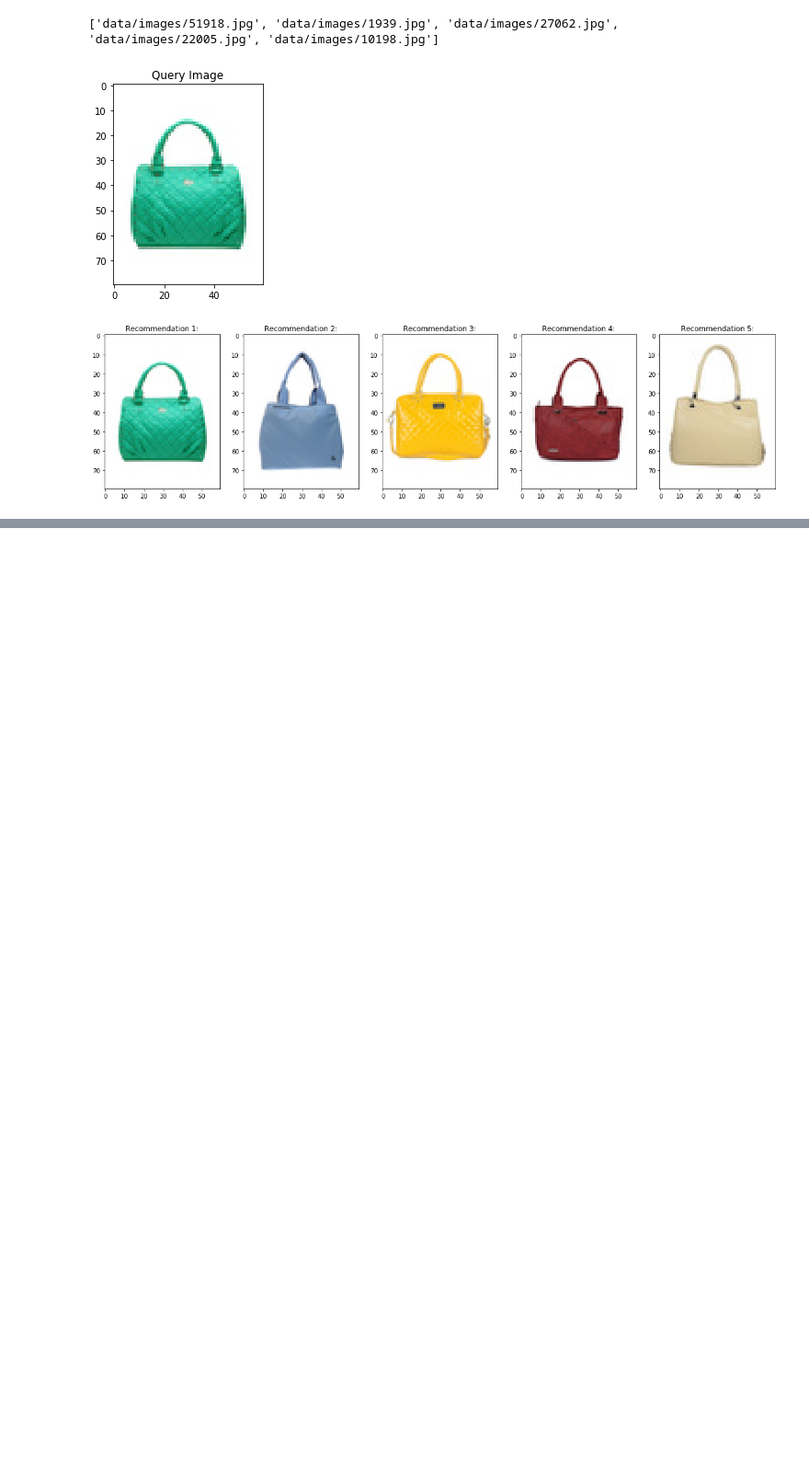
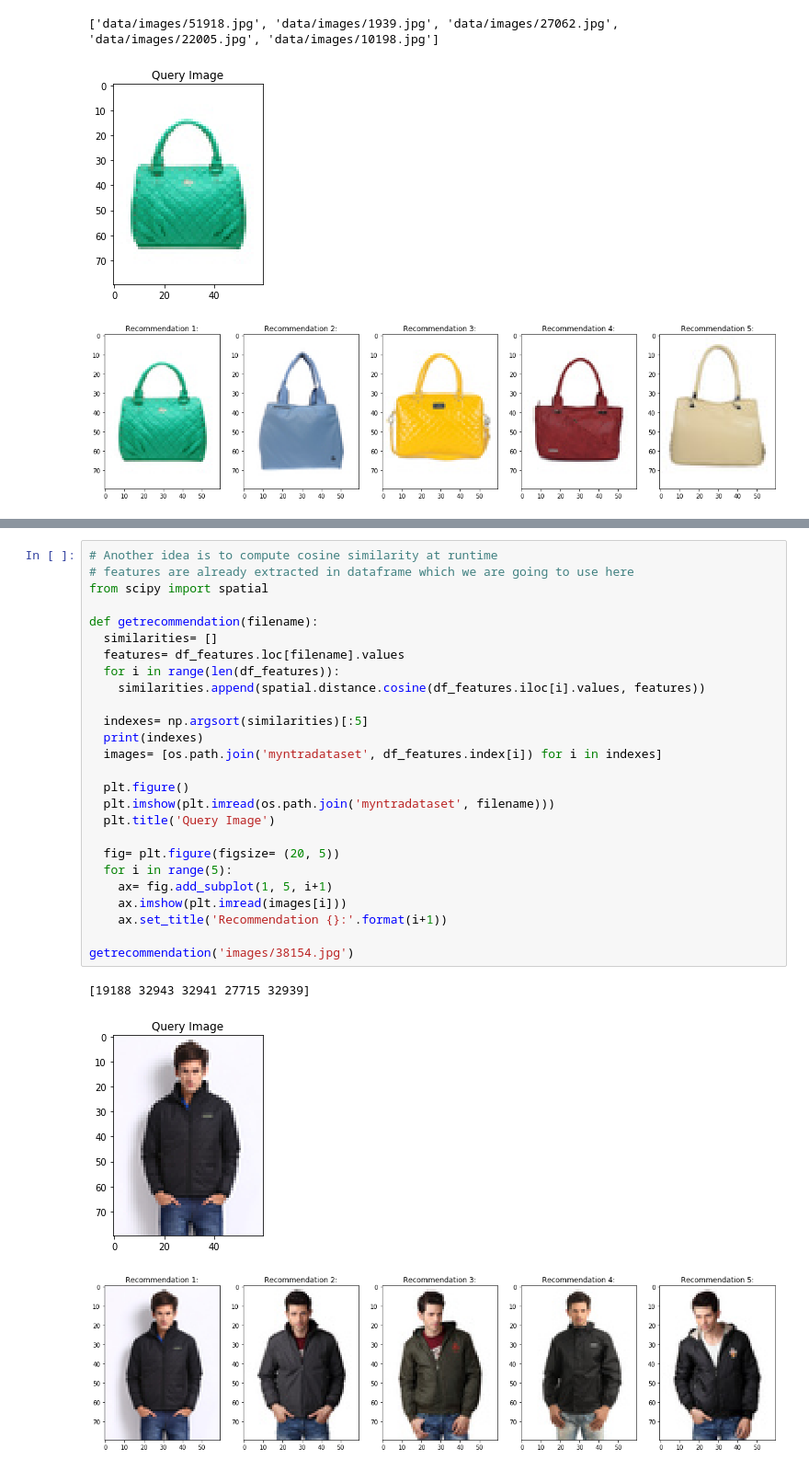
Before and after one commit to mridul-eecs/Image-Similarity-Recommendation-System, a Jupyter notebook: imagesimilarity.ipynb, the cells around one changed output, grey strips where cells are left out. Shown: that part at 92% size. Drawn from its saved outputs; the diff is of its cells as text; blank space fills up the shorter version.

Commit message:
Recommendation at runtime

```diff
--- a/imagesimilarity.ipynb
+++ b/imagesimilarity.ipynb
@@ -237,0 +248,30 @@ plt.scatter(X_embedded[:, 0], X_embedded[:, 1])
+# %%
+# Another idea is to compute cosine similarity at runtime
+# features are already extracted in dataframe which we are going to use here
+from scipy import spatial
+
+def getrecommendation(filename):
+  similarities= []
+  features= df_features.loc[filename].values
+  for i in range(len(df_features)):
+    similarities.append(spatial.distance.cosine(df_features.iloc[i].values, features))
+
+  indexes= np.argsort(similarities)[:5]
+  print(indexes)
+  images= [os.path.join('myntradataset', df_features.index[i]) for i in indexes]
+
+  plt.figure()
+  plt.imshow(plt.imread(os.path.join('myntradataset', filename)))
+  plt.title('Query Image')
+
+  fig= plt.figure(figsize= (20, 5))
+  for i in range(5):
+    ax= fig.add_subplot(1, 5, i+1)
+    ax.imshow(plt.imread(images[i]))
+    ax.set_title('Recommendation {}:'.format(i+1))
+
+getrecommendation('images/38154.jpg')
+# %% [output]
+[19188 32943 32941 27715 32939]
+[figure, added]
+[figure, added]
```
Also changed, not shown: parts of 11 cells of this notebook.
